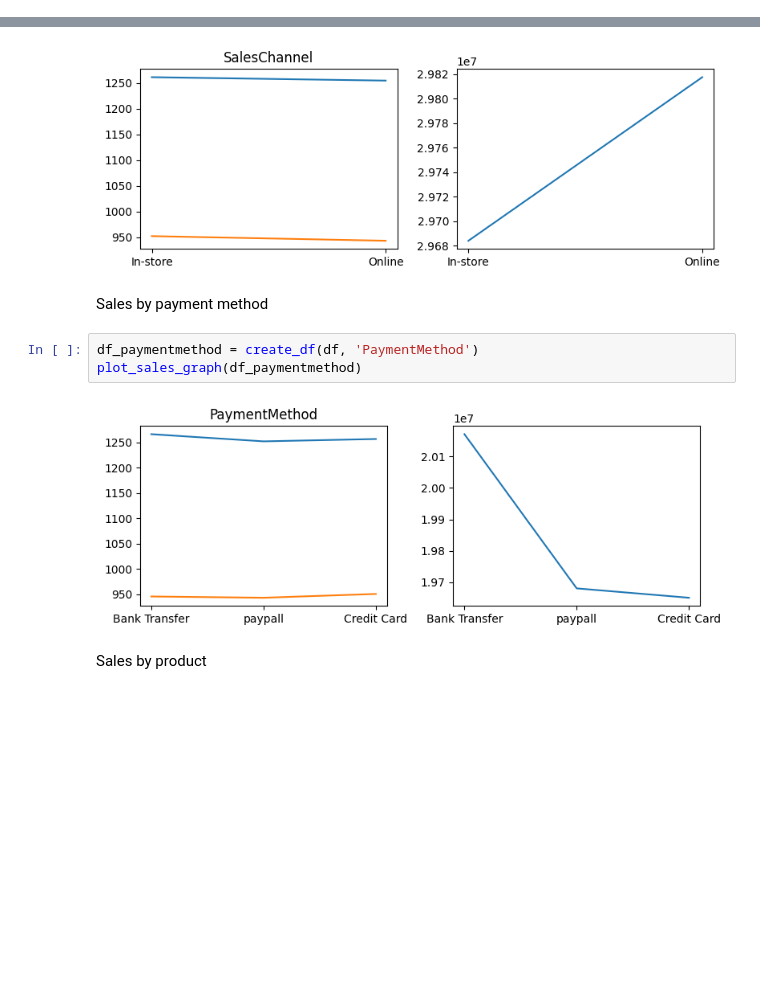
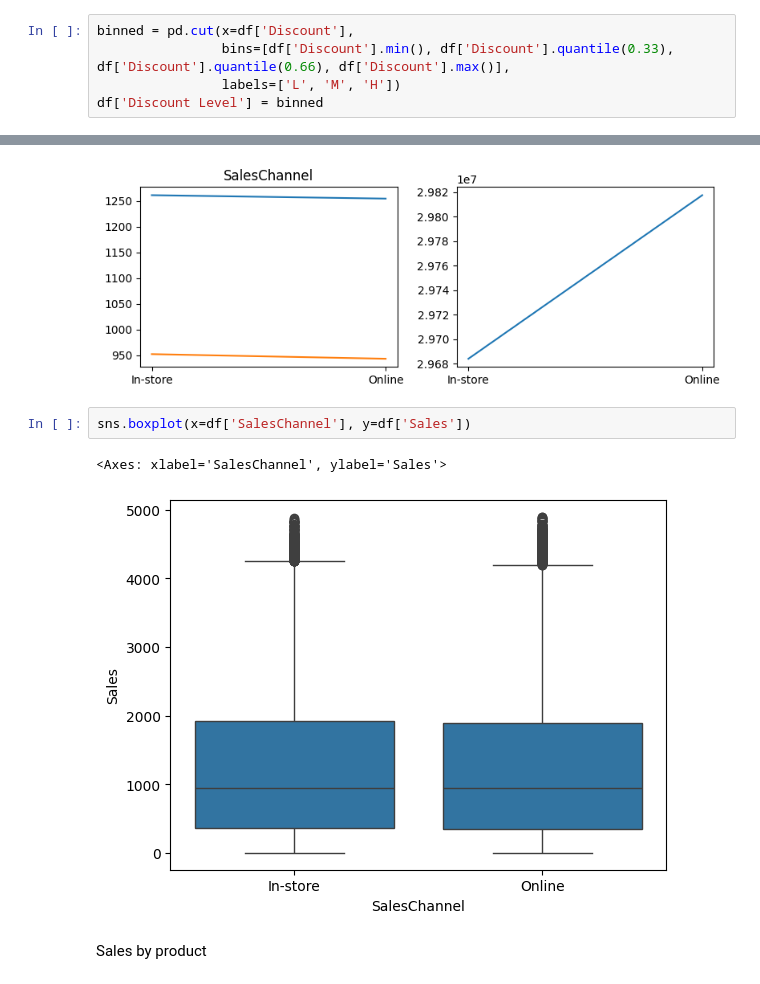
Before and after one commit to llh139/Data-Analytics-Portfolio, a Jupyter notebook: Online Sales Dataset Analysis/Online Sales Dataset.ipynb, the cells around one changed output, grey strips where cells are left out. Cells and saved outputs as stored; diff of their text form; blank space fills up the shorter version.

```diff
--- a/Online Sales Dataset Analysis/Online Sales Dataset.ipynb
+++ b/Online Sales Dataset Analysis/Online Sales Dataset.ipynb
@@ -229,6 +233,11 @@ df['Quarter'] = df['InvoiceDate'].dt.quarter
 # %%
 # target = df.index[df['Year'] > 2023]
 # df = df.drop(target, axis=0)
+# %%
+binned = pd.cut(x=df['Discount'],
+                bins=[df['Discount'].min(), df['Discount'].quantile(0.33), df['Discount'].quantile(0.66), df['Discount'].max()],
+                labels=['L', 'M', 'H'])
+df['Discount Level'] = binned
 # %%
 df.head()
 # %% [output]
@@ -296,13 +331,11 @@ df_saleschannel = create_df(df, 'SalesChannel')
 plot_sales_graph(df_saleschannel)
 # %% [output]
 [figure]
-# %% [markdown]
-Sales by payment method
-# %%
-df_paymentmethod = create_df(df, 'PaymentMethod')
-plot_sales_graph(df_paymentmethod)
-# %% [output]
-[figure, removed]
+# %%
+sns.boxplot(x=df['SalesChannel'], y=df['Sales'])
+# %% [output]
+<Axes: xlabel='SalesChannel', ylabel='Sales'>
+[figure, added]
 # %% [markdown]
 Sales by product
 # %%
```
Also changed, not shown: parts of 19 cells of this notebook.
